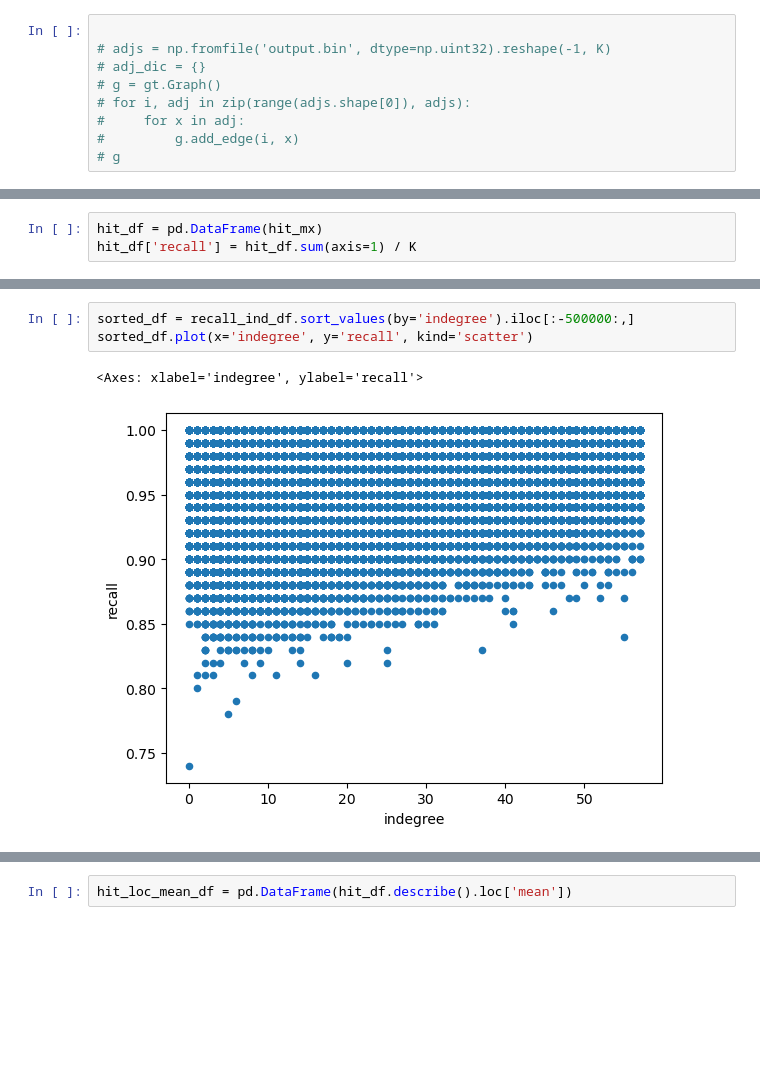
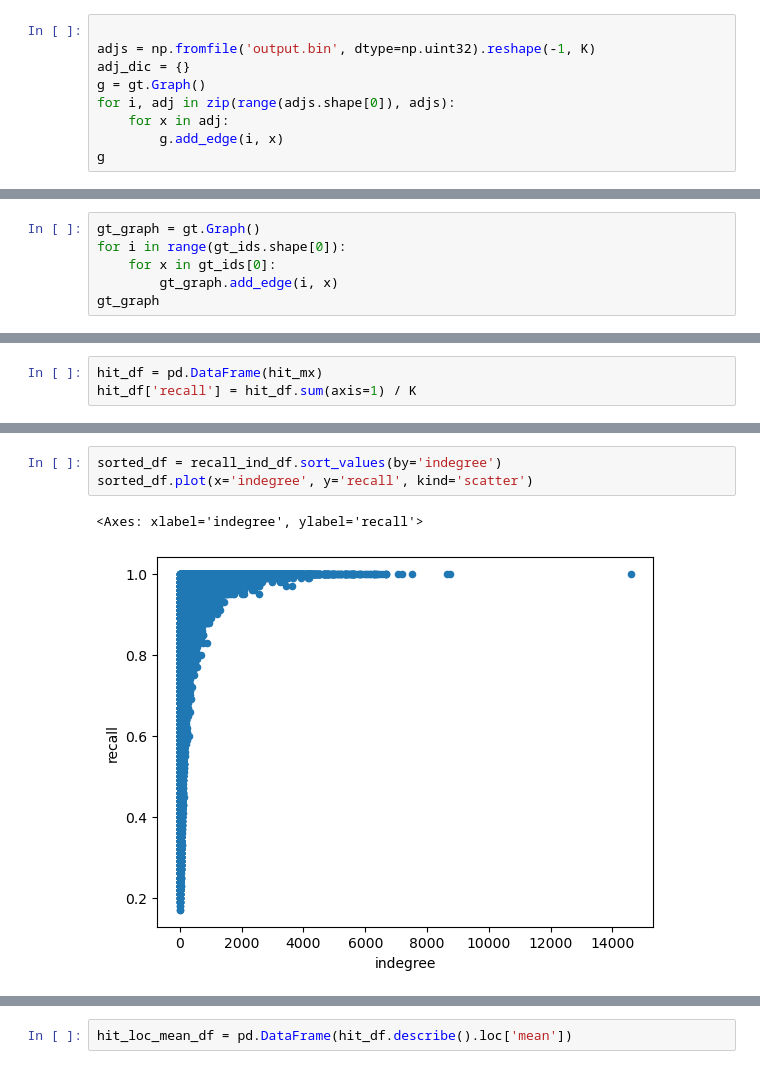
Before and after one commit to matchyc/contest_kgraph, a Jupyter notebook: graph_analyze.ipynb, the cells around one changed output, grey strips where cells are left out. Drawn from its saved outputs; the diff is of its cells as text; blank space fills up the shorter version.

```diff
--- a/graph_analyze.ipynb
+++ b/graph_analyze.ipynb
@@ -15,10 +15,10 @@ import numpy as np
 K = 100
 # %%
 
-# adjs = np.fromfile('output.bin', dtype=np.uint32).reshape(-1, K)
-# adj_dic = {}
-# g = gt.Graph()
-# for i, adj in zip(range(adjs.shape[0]), adjs):
-#     for x in adj:
-#         g.add_edge(i, x)
-# g
+adjs = np.fromfile('output.bin', dtype=np.uint32).reshape(-1, K)
+adj_dic = {}
+g = gt.Graph()
+for i, adj in zip(range(adjs.shape[0]), adjs):
+    for x in adj:
+        g.add_edge(i, x)
+g
@@ -83,0 +82,6 @@ gt_ids.shape
+# %%
+gt_graph = gt.Graph()
+for i in range(gt_ids.shape[0]):
+    for x in gt_ids[0]:
+        gt_graph.add_edge(i, x)
+gt_graph
@@ -194,10 +284,10 @@ recall_ind_df
 1000000 rows × 2 columns
 # %%
-sorted_df = recall_ind_df.sort_values(by='indegree').iloc[:-500000:,]
+sorted_df = recall_ind_df.sort_values(by='indegree')
 sorted_df.plot(x='indegree', y='recall', kind='scatter')
 # %% [output]
 <Axes: xlabel='indegree', ylabel='recall'>
-[figure, old version]
+[figure, new version]
 # %%
 sorted_df.describe(percentiles=np.arange(0, 1, 0.1))
 # %% [output]
```
Also changed, not shown: parts of 26 cells of this notebook, 27 other files.
